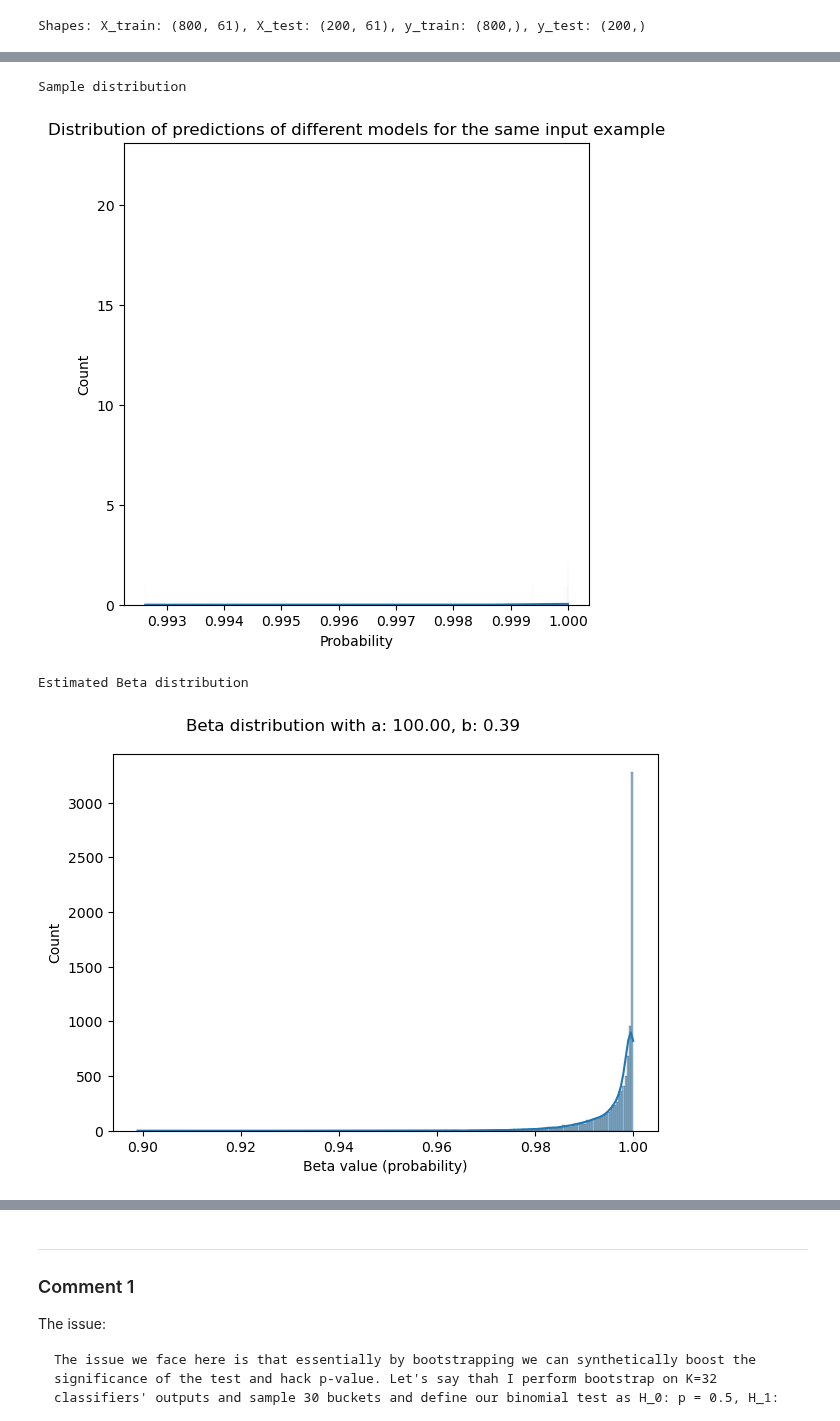
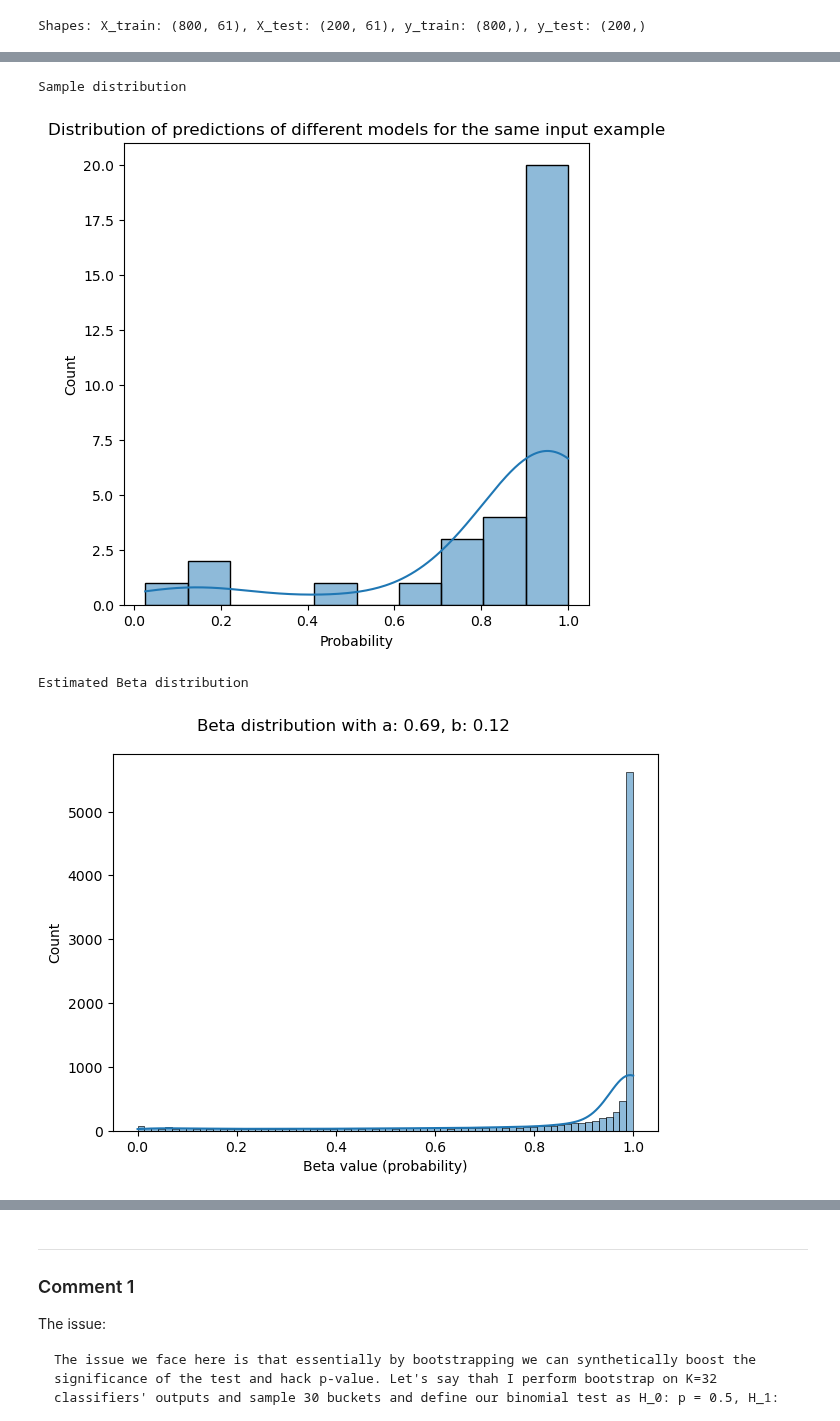
Before and after one commit to istepka/betarce, a Jupyter notebook: src/statrob.ipynb, the cells around one changed output, grey strips where cells are left out. Cells and saved outputs as stored; diff of their text form; code cells hidden in the pictures.

```diff
--- a/src/statrob.ipynb
+++ b/src/statrob.ipynb
@@ -422,37 +422,37 @@ def plot_beta(
     sample_size: int = 10000,
     save_dir: Union[str, None] = None,
     ) -> None:
 
     samples = np.random.beta(alpha, beta, size=sample_size)
 
 
     sns.histplot(samples, kde=True)
 
     plt.suptitle(f'Beta distribution with a: {alpha:.2f}, b: {beta:.2f}')
     plt.xlabel('Beta value (probability)')
     plt.ylabel('Count')
     plt.tight_layout()
 
     plt.show()
 
 
 
-s = preds[:, 0]
+s = preds[:, 4]
 alpha, beta = estimate_beta_distribution(s, method='MLE')
 
 alpha = np.clip(alpha, 0, 100)
 beta = np.clip(beta, 0, 100)
 
 
 print('Sample distribution')
 plot_distribution_of_predictions(s)
 print('Estimated Beta distribution')
 plot_beta(alpha, beta)
 # %% [output]
 Sample distribution
-[figure, old version]
+[figure, new version]
 Estimated Beta distribution
-[figure, old version]
+[figure, new version]
 # %%
 def plot_beta_on_original(preds: np.ndarray,
         alpha: float,
```
Also changed, not shown: parts of 10 cells of this notebook, 4 other files.
